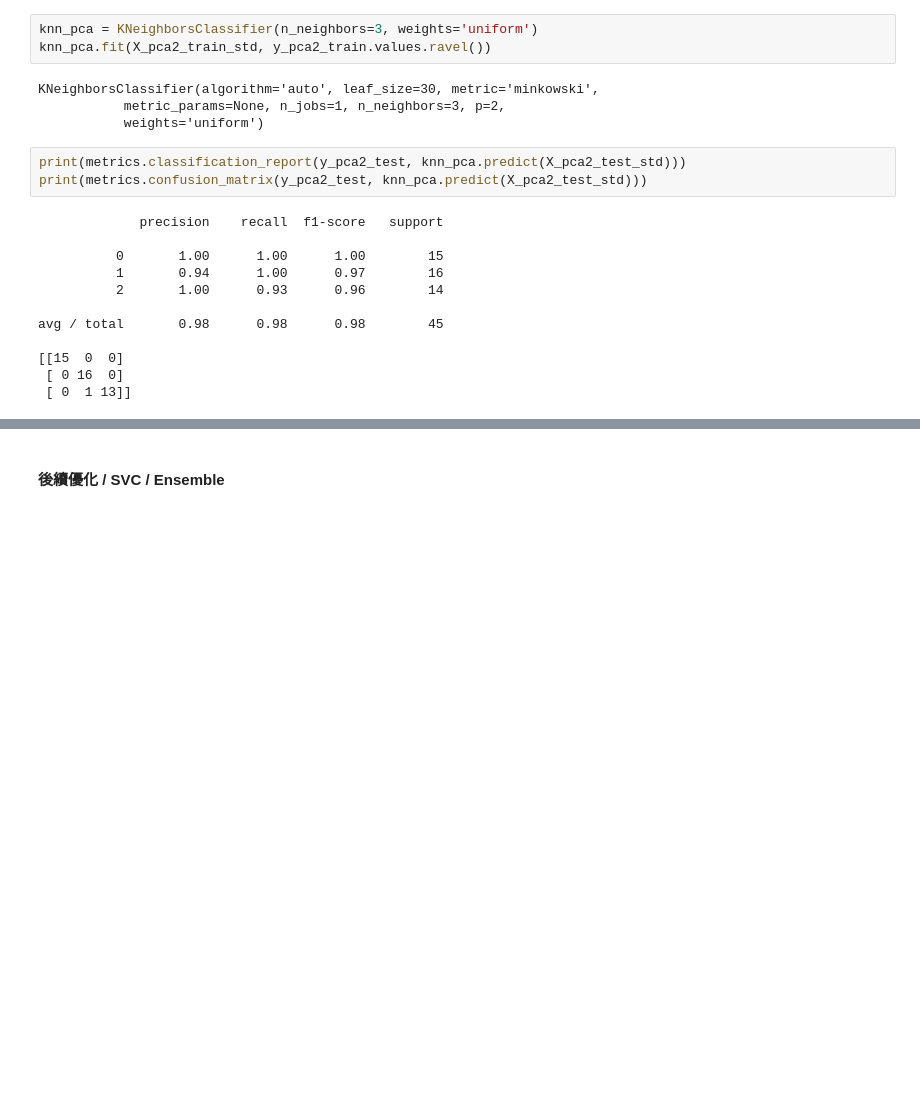
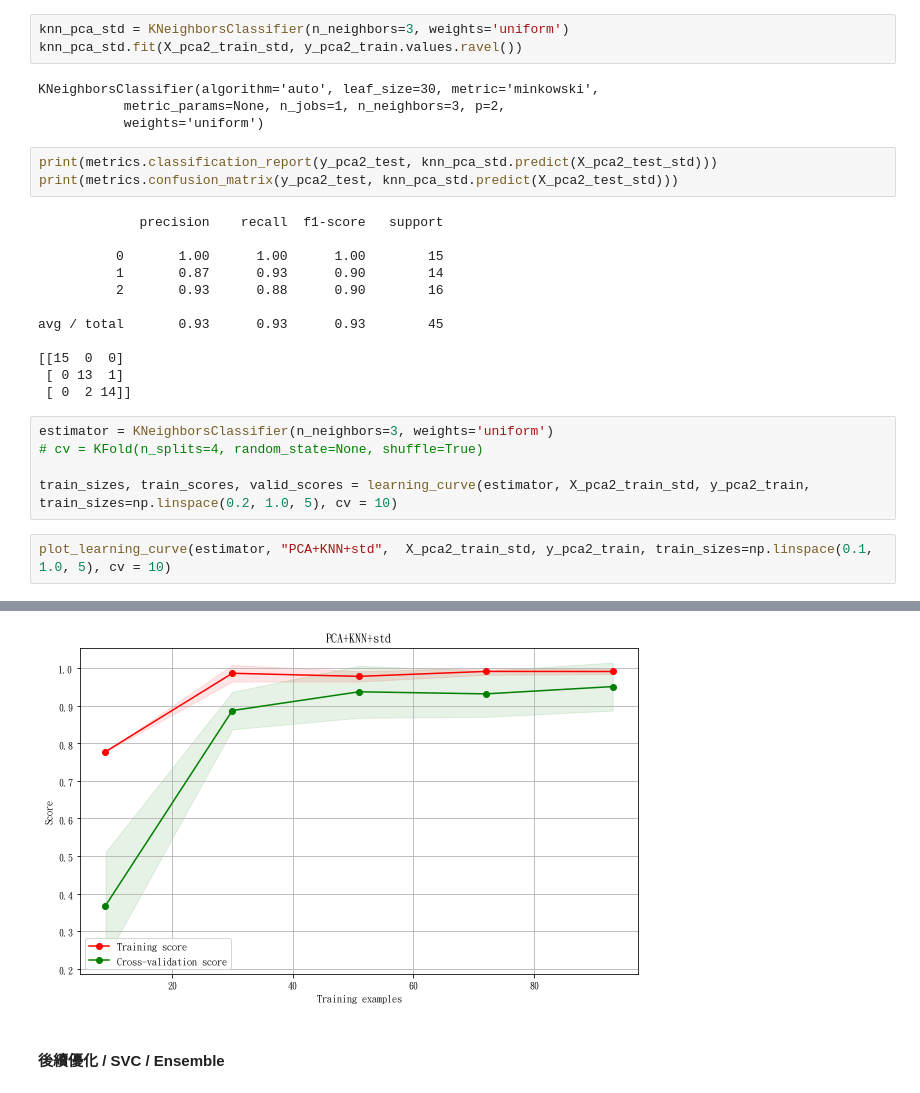
Before and after one commit to ChuangPoPO/python_textbook_practice, a Jupyter notebook: Sklearn_Iris.ipynb, the cells around one changed output, grey strips where cells are left out. Cells and saved outputs as stored; diff of their text form; blank space fills up the shorter version.

```diff
--- a/Sklearn_Iris.ipynb
+++ b/Sklearn_Iris.ipynb
@@ -772,24 +802,32 @@ avg / total       0.98      0.98      0.98        45
 # %% [markdown]
 #### PCA + KNN + 資料 有 標準化
 # %%
-knn_pca = KNeighborsClassifier(n_neighbors=3, weights='uniform')
-knn_pca.fit(X_pca2_train_std, y_pca2_train.values.ravel())
+knn_pca_std = KNeighborsClassifier(n_neighbors=3, weights='uniform')
+knn_pca_std.fit(X_pca2_train_std, y_pca2_train.values.ravel())
 # %% [output]
 KNeighborsClassifier(algorithm='auto', leaf_size=30, metric='minkowski',
            metric_params=None, n_jobs=1, n_neighbors=3, p=2,
            weights='uniform')
 # %%
-print(metrics.classification_report(y_pca2_test, knn_pca.predict(X_pca2_test_std)))
-print(metrics.confusion_matrix(y_pca2_test, knn_pca.predict(X_pca2_test_std)))
+print(metrics.classification_report(y_pca2_test, knn_pca_std.predict(X_pca2_test_std)))
+print(metrics.confusion_matrix(y_pca2_test, knn_pca_std.predict(X_pca2_test_std)))
 # %% [output]
              precision    recall  f1-score   support
 
           0       1.00      1.00      1.00        15
-          1       0.94      1.00      0.97        16
-          2       1.00      0.93      0.96        14
+          1       0.87      0.93      0.90        14
+          2       0.93      0.88      0.90        16
 
-avg / total       0.98      0.98      0.98        45
+avg / total       0.93      0.93      0.93        45
 
 [[15  0  0]
- [ 0 16  0]
- [ 0  1 13]]
+ [ 0 13  1]
+ [ 0  2 14]]
+# %%
+estimator = KNeighborsClassifier(n_neighbors=3, weights='uniform')
+# cv = KFold(n_splits=4, random_state=None, shuffle=True)
+
+train_sizes, train_scores, valid_scores = learning_curve(estimator, X_pca2_train_std, y_pca2_train, train_sizes=np.linspace(0.2, 1.0, 5), cv = 10)
+# %%
+plot_learning_curve(estimator, "PCA+KNN+std",  X_pca2_train_std, y_pca2_train, train_sizes=np.linspace(0.1, 1.0, 5), cv = 10)
+# %% [output]
@@ -796,2 +835,3 @@ avg / total       0.98      0.98      0.98        45
+[figure, added]
 # %% [markdown]
 #### 後續優化 / SVC / Ensemble
```
Also changed, not shown: parts of 11 cells of this notebook.
